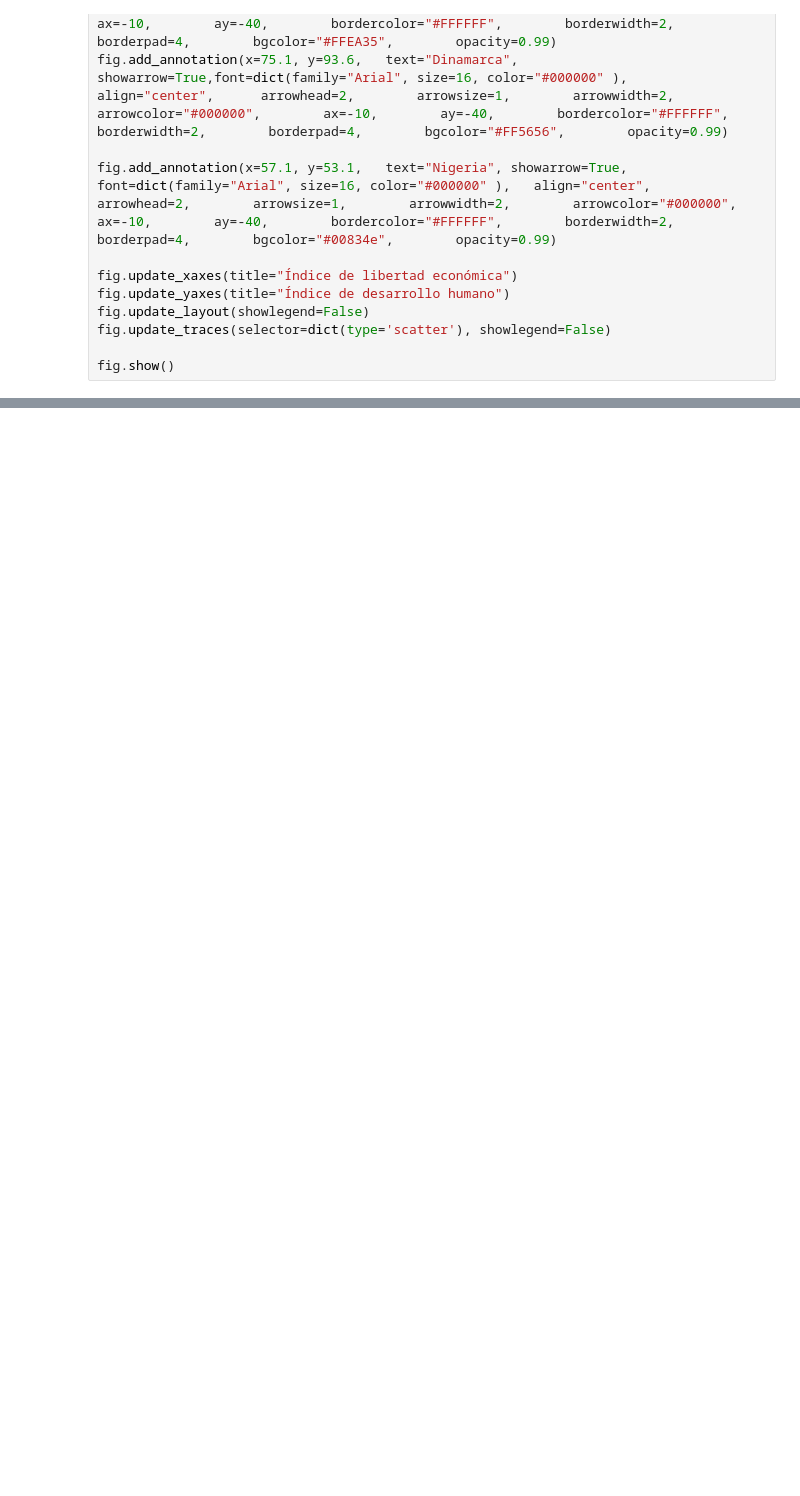
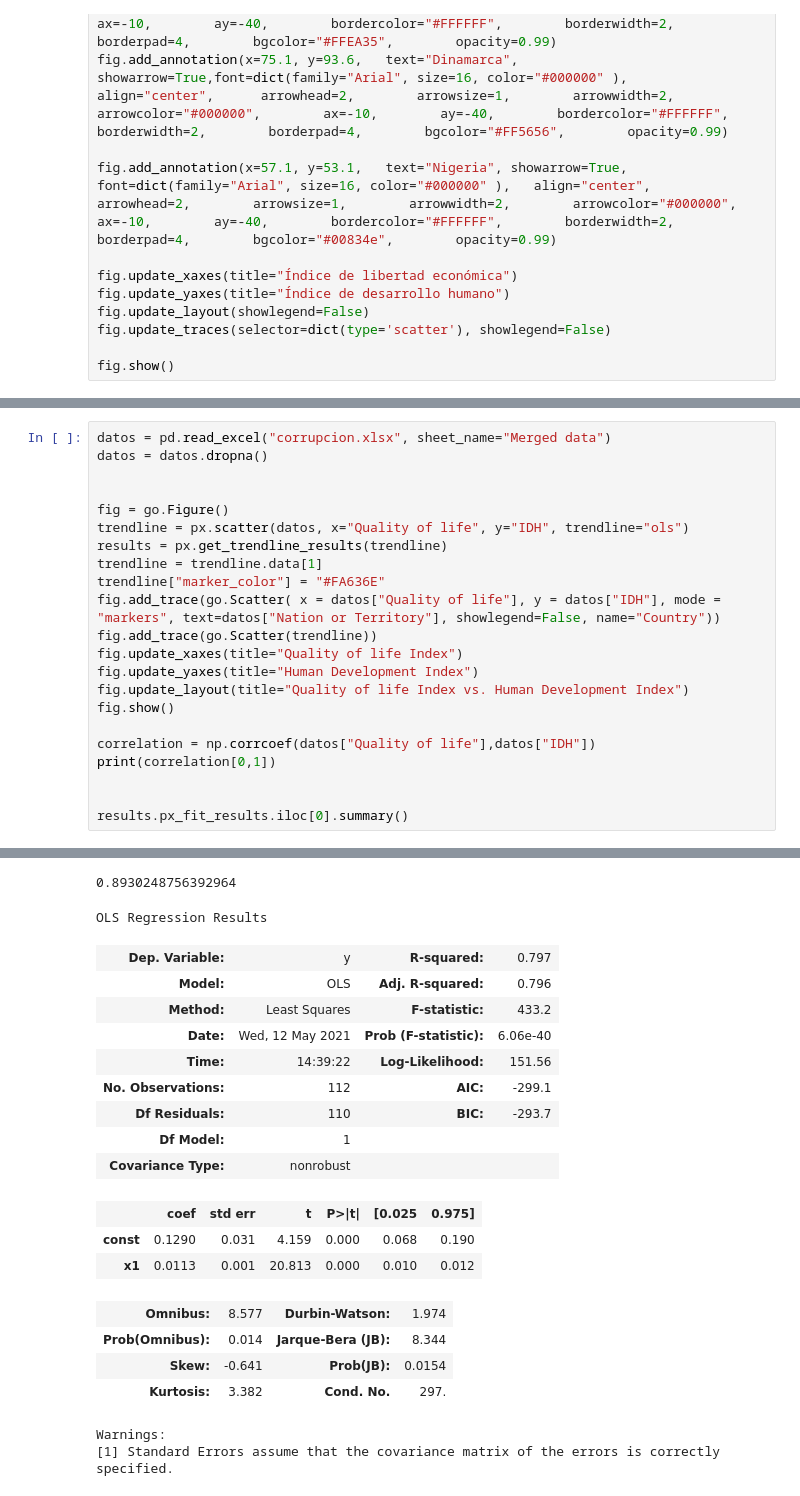
Before and after one commit to ManuelCastro1/Quality-of-life, a Jupyter notebook: idh.ipynb, the cells around one changed output, grey strips where cells are left out. Saved outputs shown, nothing was run; the diff lists cells and outputs as text; blank space fills up the shorter version.

```diff
--- a/idh.ipynb
+++ b/idh.ipynb
@@ -304,0 +394,23 @@ Warnings:
+# %%
+datos = pd.read_excel("corrupcion.xlsx", sheet_name="Merged data")
+datos = datos.dropna()
+
+
+fig = go.Figure()
+trendline = px.scatter(datos, x="Quality of life", y="IDH", trendline="ols")
+results = px.get_trendline_results(trendline)
+trendline = trendline.data[1]
+trendline["marker_color"] = "#FA636E"
+fig.add_trace(go.Scatter( x = datos["Quality of life"], y = datos["IDH"], mode = "markers", text=datos["Nation or Territory"], showlegend=False, name="Country"))
+fig.add_trace(go.Scatter(trendline))
+fig.update_xaxes(title="Quality of life Index")
+fig.update_yaxes(title="Human Development Index")
+fig.update_layout(title="Quality of life Index vs. Human Development Index")
+fig.show()
+
+correlation = np.corrcoef(datos["Quality of life"],datos["IDH"])
+print(correlation[0,1])
+
+
+results.px_fit_results.iloc[0].summary()
+# %% [output]
@@ -304,0 +418,20 @@ Warnings:
+0.8930248756392964
+OLS Regression Results
+| Dep. Variable: | y | R-squared: | 0.797 |
+| Model: | OLS | Adj. R-squared: | 0.796 |
+| Method: | Least Squares | F-statistic: | 433.2 |
+| Date: | Wed, 12 May 2021 | Prob (F-statistic): | 6.06e-40 |
+| Time: | 14:39:22 | Log-Likelihood: | 151.56 |
+| No. Observations: | 112 | AIC: | -299.1 |
+| Df Residuals: | 110 | BIC: | -293.7 |
+| Df Model: | 1 |  |  |
+| Covariance Type: | nonrobust |  |  |
+|  | coef | std err | t | P>|t| | [0.025 | 0.975] |
+| const | 0.1290 | 0.031 | 4.159 | 0.000 | 0.068 | 0.190 |
+| x1 | 0.0113 | 0.001 | 20.813 | 0.000 | 0.010 | 0.012 |
+| Omnibus: | 8.577 | Durbin-Watson: | 1.974 |
+| Prob(Omnibus): | 0.014 | Jarque-Bera (JB): | 8.344 |
+| Skew: | -0.641 | Prob(JB): | 0.0154 |
+| Kurtosis: | 3.382 | Cond. No. | 297. |
+Warnings:
+[1] Standard Errors assume that the covariance matrix of the errors is correctly specified.
```
Also changed, not shown: parts of 6 cells of this notebook.
